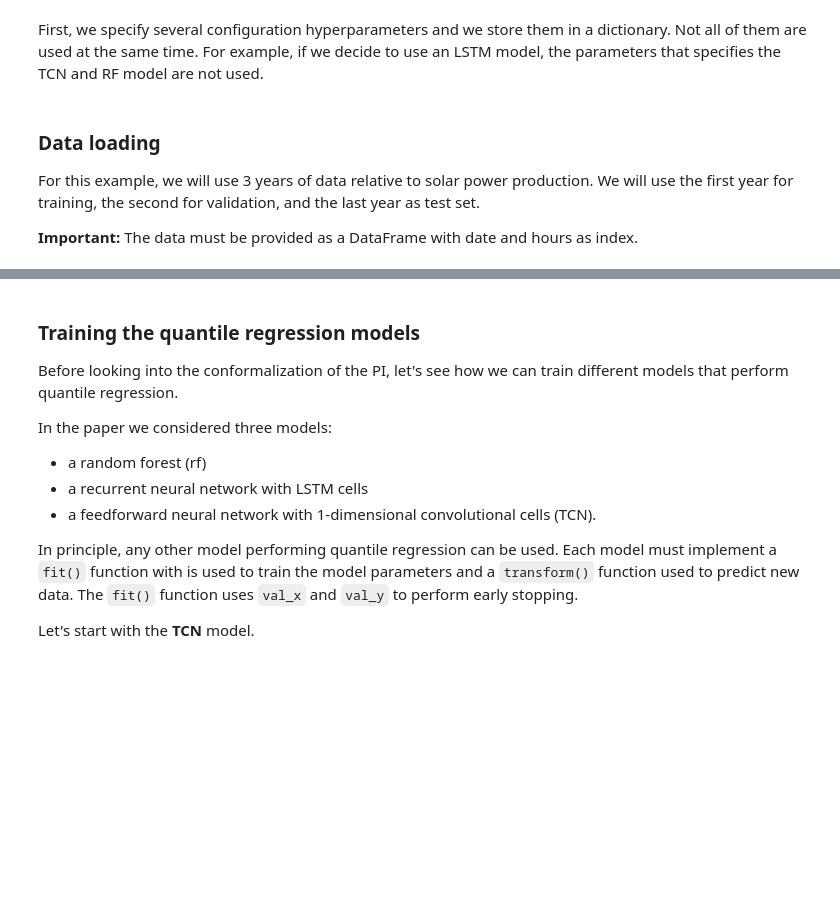
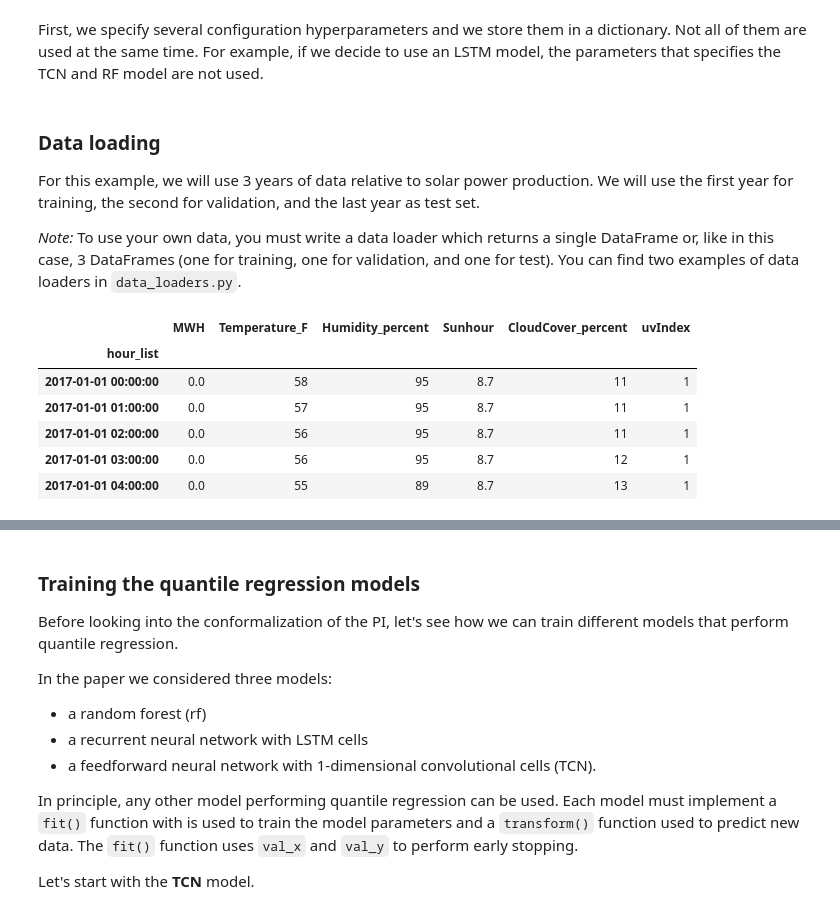
Before and after one commit to FilippoMB/Ensemble-Conformalized-Quantile-Regression, a Jupyter notebook: example.ipynb, the cells around one changed output, grey strips where cells are left out. Cells and saved outputs as stored; diff of their text form; code cells hidden in the pictures; blank space fills up the shorter version.

```diff
--- a/example.ipynb
+++ b/example.ipynb
@@ -46,4 +44,4 @@ P = {'B':B, 'alpha':alpha, 'quantiles':quantiles, 'model_type':model_type,
 For this example, we will use 3 years of data relative to solar power production.
 We will use the first year for training, the second for validation, and the last year as test set.
 
-**Important:** The data must be provided as a DataFrame with date and hours as index.
+*Note:* To use your own data, you must write a data loader which returns a single DataFrame or, like in this case, 3 DataFrames (one for training, one for validation, and one for test). You can find two examples of data loaders in ``data_loaders.py``.
@@ -76,3 +48,15 @@ df_test = df[365*24*2:365*24*3]
+# %%
+train_df, val_df, test_df = data_loaders.get_solar_data()
+
+train_df.head()
+# %% [output]
+|  | MWH | Temperature_F | Humidity_percent | Sunhour | CloudCover_percent | uvIndex |
+| hour_list |  |  |  |  |  |  |
+| 2017-01-01 00:00:00 | 0.0 | 58 | 95 | 8.7 | 11 | 1 |
+| 2017-01-01 01:00:00 | 0.0 | 57 | 95 | 8.7 | 11 | 1 |
+| 2017-01-01 02:00:00 | 0.0 | 56 | 95 | 8.7 | 11 | 1 |
+| 2017-01-01 03:00:00 | 0.0 | 56 | 95 | 8.7 | 12 | 1 |
+| 2017-01-01 04:00:00 | 0.0 | 55 | 89 | 8.7 | 13 | 1 |
 # %% [markdown]
 ### Data preprocessing
 
```
Also changed, not shown: parts of 8 cells of this notebook, 6 other files.
